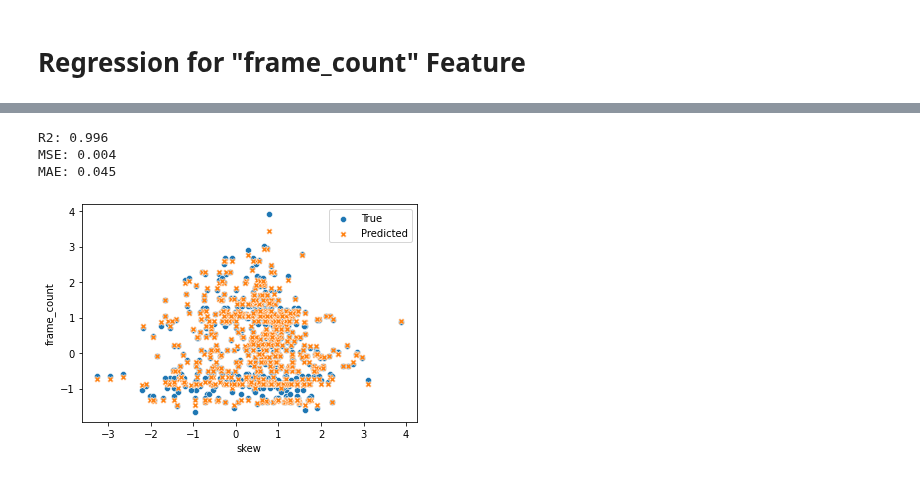
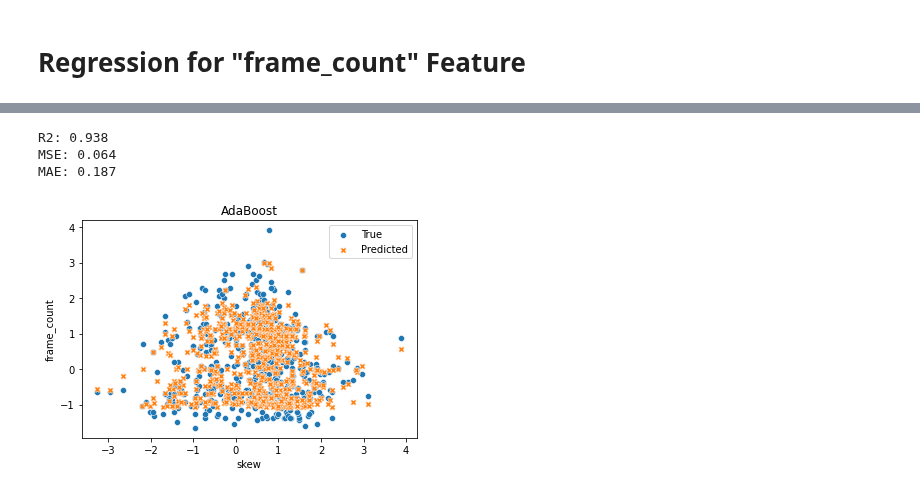
Before and after one commit to Diabelny/Data-Mining-2, a Jupyter notebook: Task2_Advance_Regression/Regression.ipynb, the cells around one changed output, grey strips where cells are left out. Drawn from its saved outputs; the diff is of its cells as text; code cells hidden in the pictures.

```diff
--- a/Task2_Advance_Regression/Regression.ipynb
+++ b/Task2_Advance_Regression/Regression.ipynb
@@ -93,6 +93,10 @@ for x in lista_tuple_uniche:
 to_delete = set(lista1)
 # %%
 to_delete.discard('frame_count')
+to_delete.add('length_w1')
+to_delete.add('length_w2')
+to_delete.add('length_w3')
+to_delete.add('length_w4')
 df_train.drop(to_delete,axis=1,inplace=True)
 df_test.drop(to_delete,axis=1,inplace=True)
 c = df_train.columns[df_train.eq(df_train.iloc[0]).all()].tolist()
@@ -187,18 +205,19 @@ plt.show()
 # %%
-reg = AdaBoostRegressor(random_state=0, n_estimators=100)
+reg = AdaBoostRegressor(random_state=0, n_estimators=100, loss='square')
 reg.fit(X_train, y_train)
 y_pred = reg.predict(X_test)
 print('R2: %.3f' % r2_score(y_test, y_pred))
 print('MSE: %.3f' % mean_squared_error(y_test, y_pred))
 print('MAE: %.3f' % mean_absolute_error(y_test, y_pred))
 # %% [output]
-R2: 0.996
-MSE: 0.004
-MAE: 0.045
+R2: 0.938
+MSE: 0.064
+MAE: 0.187
 # %%
 sns.scatterplot(data=df_test, x="skew", y="frame_count", label="True")
 sns.scatterplot(data=df_test, x="skew", y=reg.predict(X_test), label="Predicted", marker="X")
+plt.title('AdaBoost')
 plt.legend()
 plt.show()
 # %% [output]
-[figure, old version]
+[figure, new version]
```
Also changed, not shown: parts of 12 cells of this notebook.
